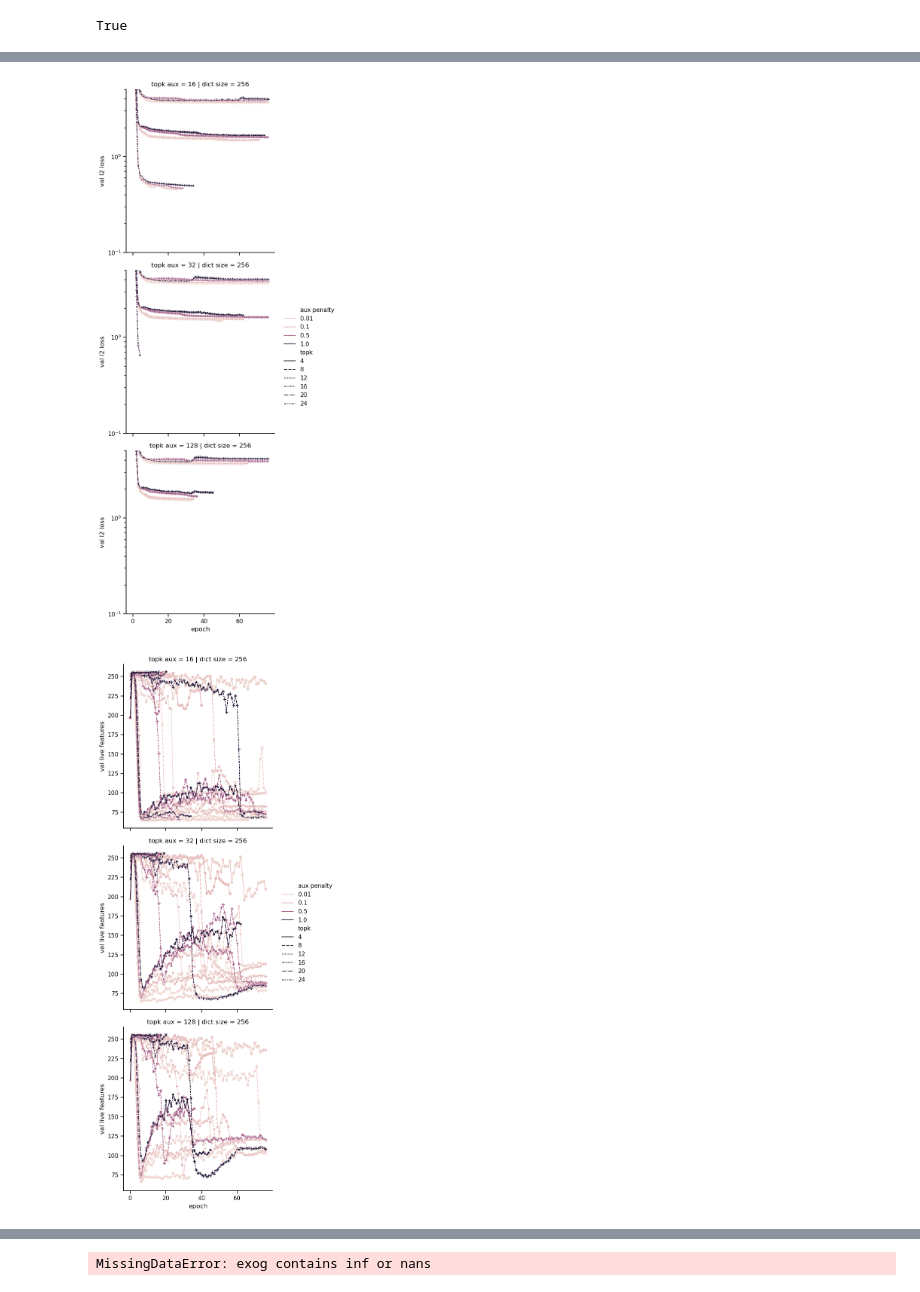
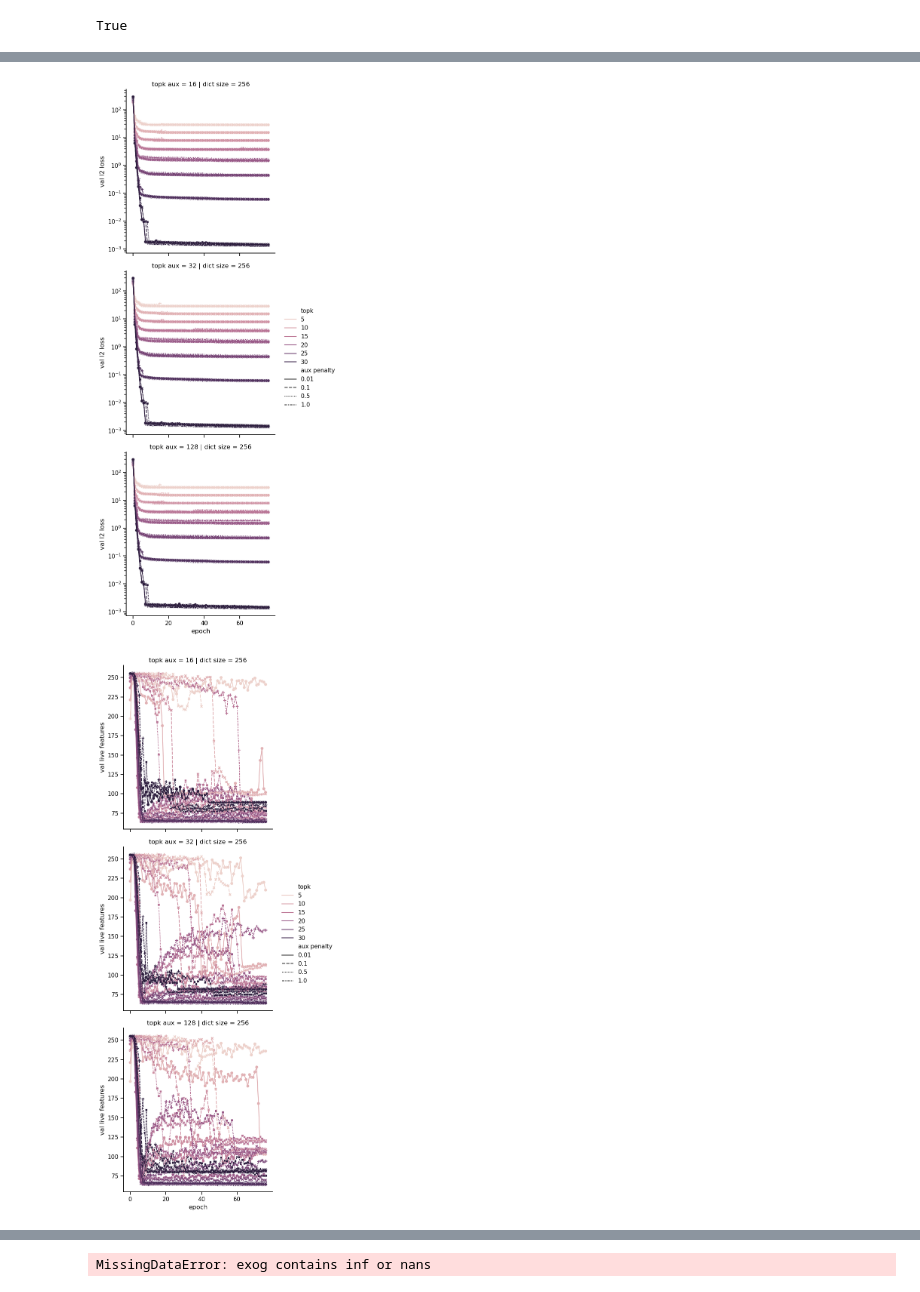
Before and after one commit to jackdesmarais/SAE_Hackathon, a Jupyter notebook: batch_topK_hyperParam_sweep/analysis/V12_in_progress_analysis.ipynb, the cells around one changed output, grey strips where cells are left out. Drawn from its saved outputs; the diff is of its cells as text; code cells hidden in the pictures.

```diff
--- a/batch_topK_hyperParam_sweep/analysis/V12_in_progress_analysis.ipynb
+++ b/batch_topK_hyperParam_sweep/analysis/V12_in_progress_analysis.ipynb
@@ -97,30 +97,30 @@ display(to_plot)
 # %%
 test_cols = ['val l2 loss','val live features', 'running epoch time (min)']
 to_plot['num workers'] = pd.Categorical(to_plot['num workers'])
 
 
 for col in test_cols:
     g= sns.relplot(data=to_plot, kind='line',
                 x= 'epoch', y=col,
-                hue='aux penalty',
-                style='topk',
+                style='aux penalty',
+                hue='topk',
                 col='dict size',
                 row='topk aux')
 
     g.map_dataframe(sns.scatterplot, x= 'epoch', y=col,
-                style='topk', hue='aux penalty')
+                hue='topk', style='aux penalty')
     # g.refline(x=20, color='k', linestyle='--', alpha=0.5)
     # g.refline(x=39, color='k', linestyle='--', alpha=0.5)
     if col == 'val l2 loss':
-        plt.ylim(0.1,5)
+        # plt.ylim(0.1,5)
         plt.yscale('log')
 
 
     # g.refline(y=spliceAI_mets.loc['2024_12_14_SpliceAI_10k_Cryptic_test_metirics_no_topK_untrained_alphas_nologits.pckl',col[4:]],
     #             c='k', alpha=0.5, linestyle='--', label='SpliceAI 10kb ensemble')
     # g.refline(y=spliceAI_mets.loc['2024_12_14_SpliceAI_400_Cryptic_test_metirics_no_topK_untrained_alphas_nologits.pckl',col[4:]],
     #             c='k', alpha=0.6, linestyle='-.', label='SpliceAI 400bp ensemble')
     plt.show()
 # %% [output]
-[figure, old version]
+[figure, new version]
-[figure, old version]
+[figure, new version]
```
Also changed, not shown: parts of 10 cells of this notebook, 4 other files.
